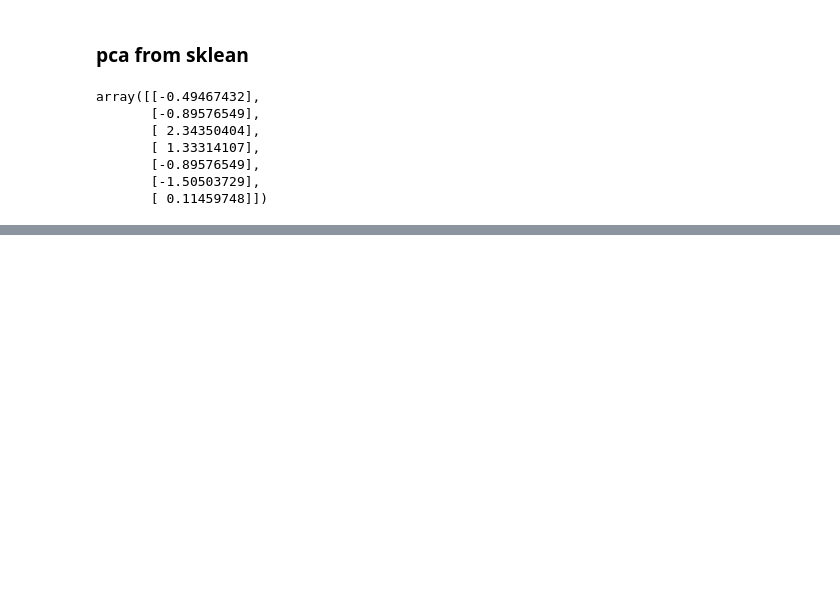
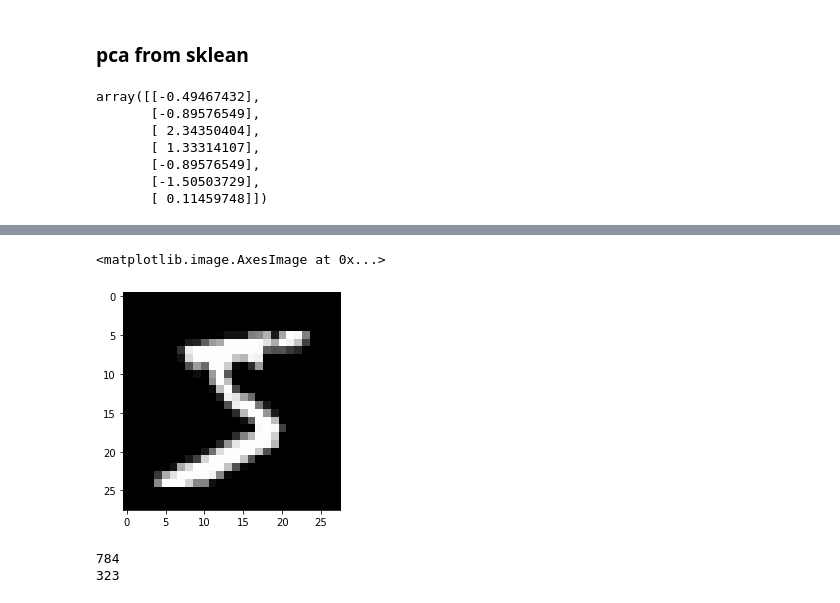
Before and after one commit to shu-suzuki-1124/machine_learning_practice, a Jupyter notebook: lesson11.ipynb, the cells around one changed output, grey strips where cells are left out. Drawn from its saved outputs; the diff is of its cells as text; code cells hidden in the pictures; blank space fills up the shorter version.

```diff
--- a/lesson11.ipynb
+++ b/lesson11.ipynb
@@ -97,0 +126,12 @@ df_pc
+# %%
+from sklearn.datasets import fetch_openml
+from sklearn.model_selection import train_test_split
+
+mnist = fetch_openml('mnist_784')
+# %%
+# 画像の再構成
+im = mnist.data.iloc[0].values.reshape(28, 28)
+plt.imshow(im, 'gray')
+# %% [output]
+<matplotlib.image.AxesImage at 0x...>
+[figure, added]
@@ -97,0 +153,9 @@ df_pc
+# %%
+# 次元削減前
+print(X_train.shape[-1])
+
+# 次元削減後
+print(X_train_pc.shape[-1])
+# %% [output]
+784
+323
```
Also changed, not shown: parts of 13 cells of this notebook.
